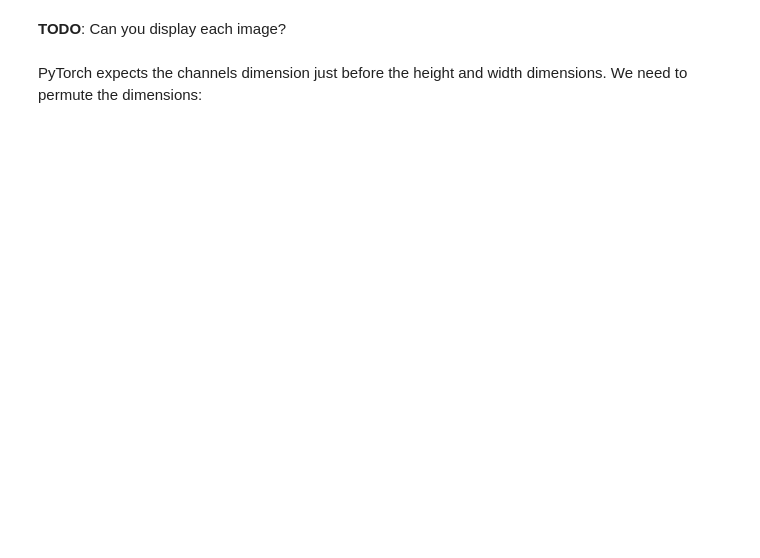
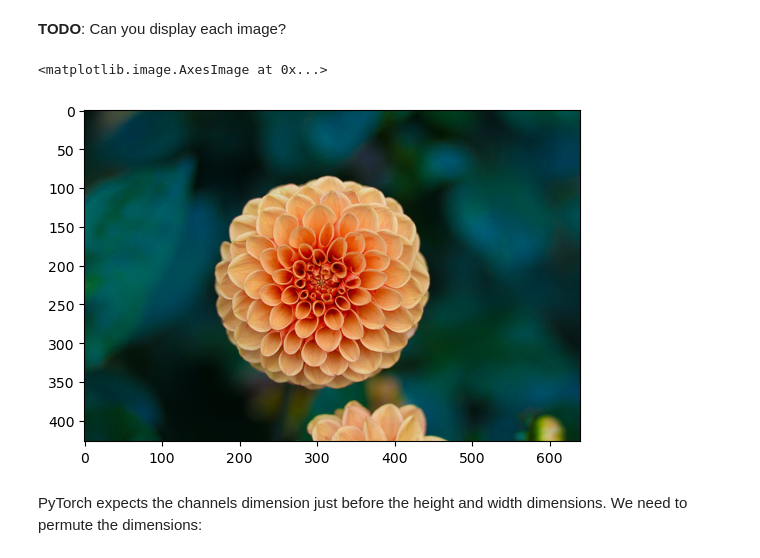
Before and after one commit to KeanuDecleene/714-coding-assignments, a Jupyter notebook: COMPSCI714_Lectutorial5.ipynb, the cells around one changed output. Cells and saved outputs as stored; diff of their text form; code cells hidden in the pictures; blank space fills up the shorter version.

```diff
--- a/COMPSCI714_Lectutorial5.ipynb
+++ b/COMPSCI714_Lectutorial5.ipynb
@@ -69,6 +71,10 @@ sample_images.shape
 **TODO**: Can you display each image?
 # %%
 # TODO
+plt.imshow(sample_images[-1])
+# %% [output]
+<matplotlib.image.AxesImage at 0x...>
+[figure, added]
 # %% [markdown]
 PyTorch expects the channels dimension just before the height and width dimensions. We need to permute the dimensions:
 # %%
```
Also changed, not shown: parts of 9 cells of this notebook, 8 other files.
